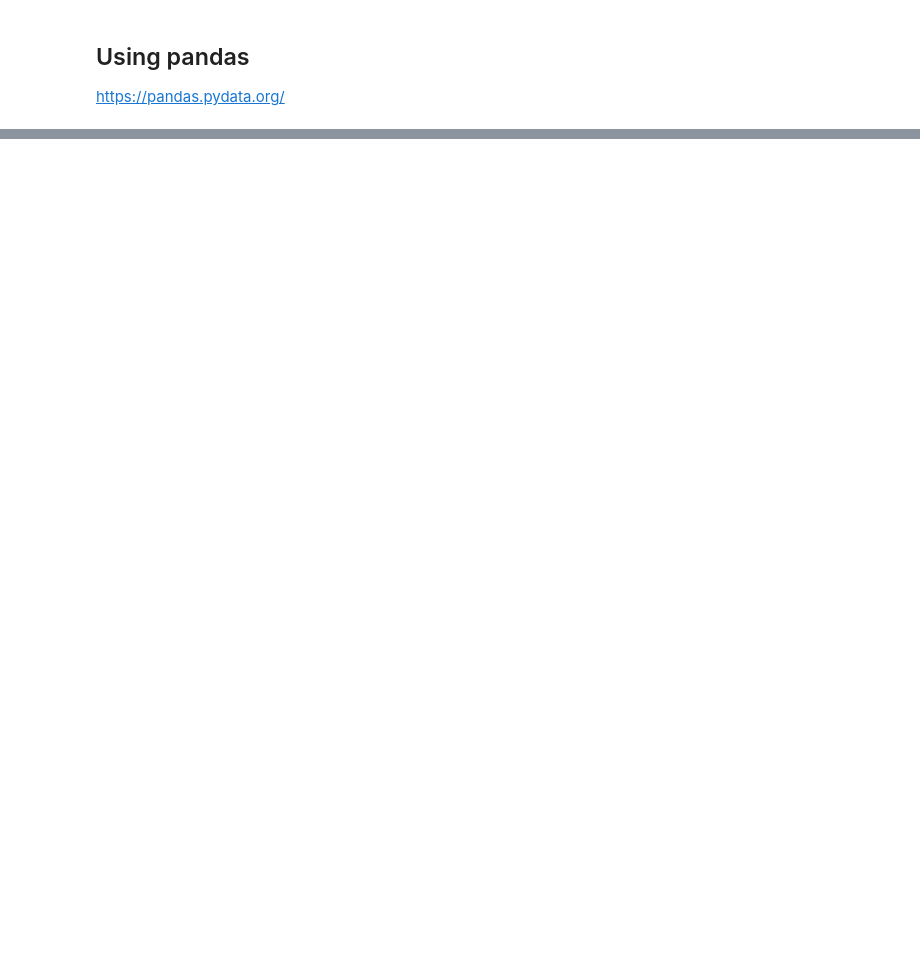
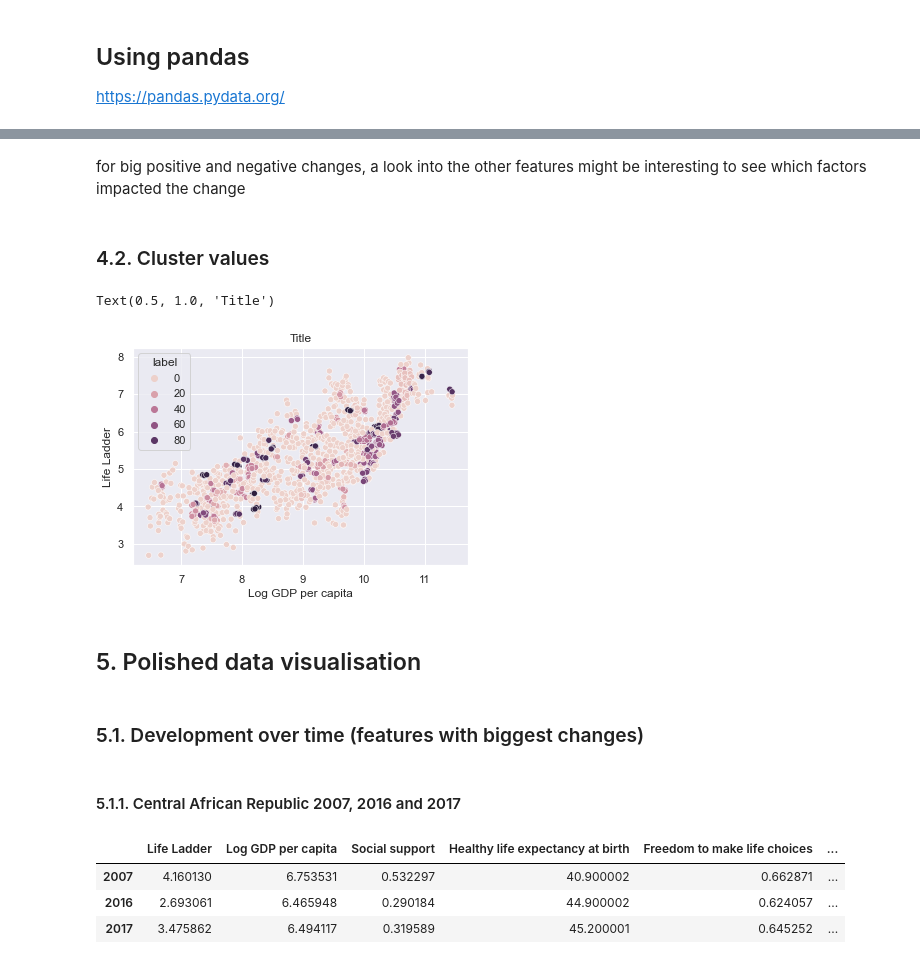
Before and after one commit to michael-maniura/whr-analysis, a Jupyter notebook: whr_analysis.ipynb, the cells around one changed output, grey strips where cells are left out. Cells and saved outputs as stored; diff of their text form; code cells hidden in the pictures; blank space fills up the shorter version.

```diff
--- a/whr_analysis.ipynb
+++ b/whr_analysis.ipynb
@@ -29,0 +90,6 @@ dataframe = pd.read_excel('https://s3.amazonaws.com/happiness-report/2019/Chapte
+# %%
+percent_missing = dataframe.isnull().sum() * 100 / len(dataframe)
+missing_value_df = pd.DataFrame({'percent of missing values': percent_missing})
+missing_value_df.sort_values('percent of missing values', inplace=True, ascending=False)
+print(missing_value_df.describe())
+missing_value_df.head()
@@ -29,0 +399,51 @@ dataframe = pd.read_excel('https://s3.amazonaws.com/happiness-report/2019/Chapte
+# %% [markdown]
+for big positive and negative changes, a look into the other features might be interesting to see which factors impacted the change
+# %% [markdown]
+### 4.2. Cluster values
+# %%
+# outliers
+from sklearn.cluster import DBSCAN
+# life ladder and gdp
+life_ladder_values = dataframe_clean['Life Ladder'].values
+log_gdp_values = dataframe_clean['Log GDP per capita'].values
+
+feature_vector = [[life_ladder_value, log_gdp_value] for life_ladder_value, log_gdp_value in zip(life_ladder_values, log_gdp_values)]
+
+clustering = DBSCAN(eps=0.05, min_samples=3, metric="euclidean").fit(feature_vector)
+
+d = {'Life Ladder': life_ladder_values, 'Log GDP per capita': log_gdp_values, 'label': clustering.labels_}
+df_life_ladder_log_gdp = pd.DataFrame(data=d)
+
+plot = sns.scatterplot(data=df_life_ladder_log_gdp , x="Log GDP per capita", y="Life Ladder", hue="label")
+plt.title("Title")
+# %% [output]
+Text(0.5, 1.0, 'Title')
+[figure, added]
+# %% [markdown]
+## 5. Polished data visualisation
+# %% [markdown]
+### 5.1. Development over time (features with biggest changes)
+# %% [markdown]
+#### 5.1.1. Central African Republic 2007, 2016 and 2017
+# %%
+df_central_african_rep = df_time[df_time['Country name'] == 'Central African Republic']
+df_car_2007 = df_central_african_rep[df_central_african_rep['Year'] == 2007]
+df_car_2016 = df_central_african_rep[df_central_african_rep['Year'] == 2016]
+df_car_2017 = df_central_african_rep[df_central_african_rep['Year'] == 2017]
+
+car_2007_feauture_means = df_car_2007.mean()
+car_2007_feauture_means = car_2007_feauture_means.rename('2007')
+car_2016_feauture_means = df_car_2016.mean()
+car_2016_feauture_means = car_2016_feauture_means.rename('2016')
+car_2017_feauture_means = df_car_2017.mean()
+car_2017_feauture_means = car_2017_feauture_means.rename('2017')
+
+df_means = pd.concat([car_2007_feauture_means, car_2016_feauture_means, car_2017_feauture_means], axis=1)
+df_means.drop(labels='Year', axis='rows', inplace=True)
+df_means = df_means.T
+df_means
+# %% [output]
+|  | Life Ladder | Log GDP per capita | Social support | Healthy life expectancy at birth | Freedom to make life choices | ... |
+| 2007 | 4.160130 | 6.753531 | 0.532297 | 40.900002 | 0.662871 | ... |
+| 2016 | 2.693061 | 6.465948 | 0.290184 | 44.900002 | 0.624057 | ... |
+| 2017 | 3.475862 | 6.494117 | 0.319589 | 45.200001 | 0.645252 | ... |
```
Also changed, not shown: parts of 97 cells of this notebook, 1 other file.
